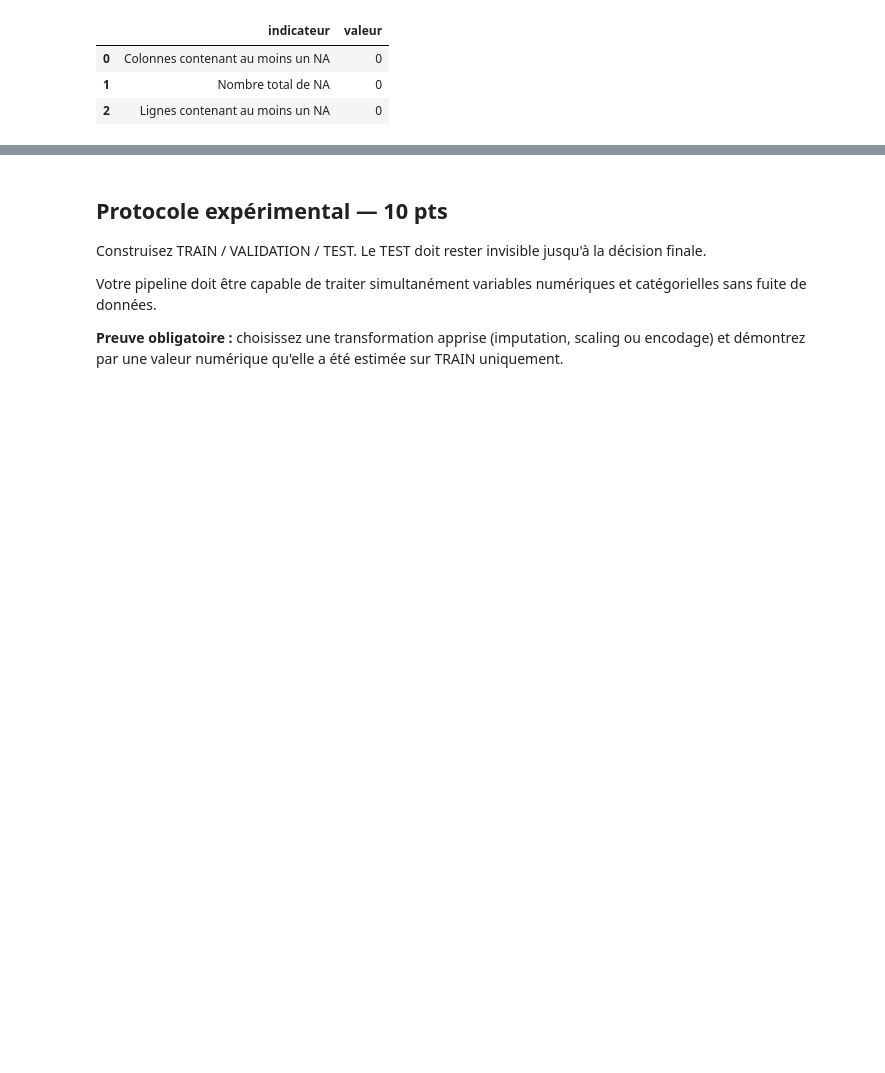
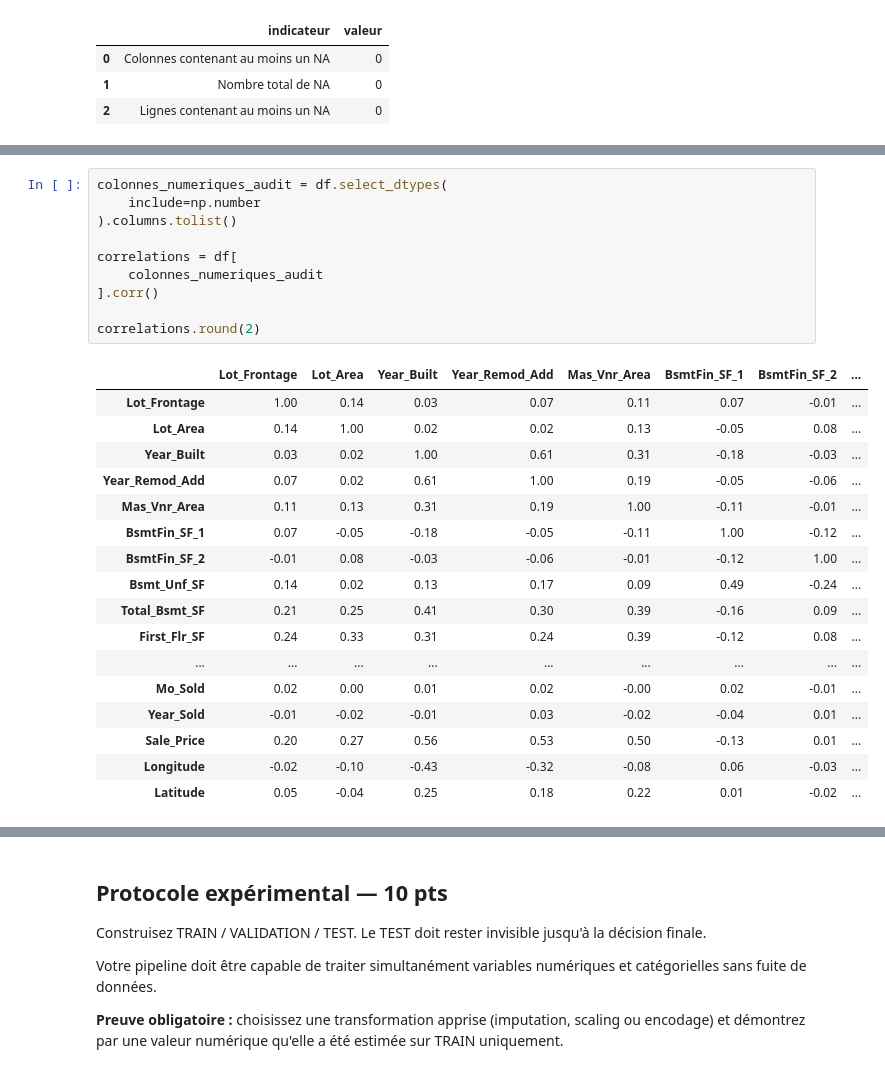
Before and after one commit to hamzabouhouch1003/Training01, a Jupyter notebook: Jour2/PACK_4_TP_NOTES_IA_4A_OPTION_DEVELOPPEUR/TP_NOTE_S3_REGRESSION_AMES_USA.ipynb, the cells around one changed output, grey strips where cells are left out. Drawn from its saved outputs; the diff is of its cells as text; blank space fills up the shorter version.

Commit message:
TP S3 Tableau de décisions, début protocole exp

```diff
--- a/Jour2/PACK_4_TP_NOTES_IA_4A_OPTION_DEVELOPPEUR/TP_NOTE_S3_REGRESSION_AMES_USA.ipynb
+++ b/Jour2/PACK_4_TP_NOTES_IA_4A_OPTION_DEVELOPPEUR/TP_NOTE_S3_REGRESSION_AMES_USA.ipynb
@@ -296,0 +490,28 @@ pd.DataFrame({
+# %%
+colonnes_numeriques_audit = df.select_dtypes(
+    include=np.number
+).columns.tolist()
+
+correlations = df[
+    colonnes_numeriques_audit
+].corr()
+
+correlations.round(2)
+# %% [output]
+|  | Lot_Frontage | Lot_Area | Year_Built | Year_Remod_Add | Mas_Vnr_Area | BsmtFin_SF_1 | BsmtFin_SF_2 | ... |
+| Lot_Frontage | 1.00 | 0.14 | 0.03 | 0.07 | 0.11 | 0.07 | -0.01 | ... |
+| Lot_Area | 0.14 | 1.00 | 0.02 | 0.02 | 0.13 | -0.05 | 0.08 | ... |
+| Year_Built | 0.03 | 0.02 | 1.00 | 0.61 | 0.31 | -0.18 | -0.03 | ... |
+| Year_Remod_Add | 0.07 | 0.02 | 0.61 | 1.00 | 0.19 | -0.05 | -0.06 | ... |
+| Mas_Vnr_Area | 0.11 | 0.13 | 0.31 | 0.19 | 1.00 | -0.11 | -0.01 | ... |
+| BsmtFin_SF_1 | 0.07 | -0.05 | -0.18 | -0.05 | -0.11 | 1.00 | -0.12 | ... |
+| BsmtFin_SF_2 | -0.01 | 0.08 | -0.03 | -0.06 | -0.01 | -0.12 | 1.00 | ... |
+| Bsmt_Unf_SF | 0.14 | 0.02 | 0.13 | 0.17 | 0.09 | 0.49 | -0.24 | ... |
+| Total_Bsmt_SF | 0.21 | 0.25 | 0.41 | 0.30 | 0.39 | -0.16 | 0.09 | ... |
+| First_Flr_SF | 0.24 | 0.33 | 0.31 | 0.24 | 0.39 | -0.12 | 0.08 | ... |
+| ... | ... | ... | ... | ... | ... | ... | ... | ... |
+| Mo_Sold | 0.02 | 0.00 | 0.01 | 0.02 | -0.00 | 0.02 | -0.01 | ... |
+| Year_Sold | -0.01 | -0.02 | -0.01 | 0.03 | -0.02 | -0.04 | 0.01 | ... |
+| Sale_Price | 0.20 | 0.27 | 0.56 | 0.53 | 0.50 | -0.13 | 0.01 | ... |
+| Longitude | -0.02 | -0.10 | -0.43 | -0.32 | -0.08 | 0.06 | -0.03 | ... |
+| Latitude | 0.05 | -0.04 | 0.25 | 0.18 | 0.22 | 0.01 | -0.02 | ... |
```
Also changed, not shown: parts of 19 cells of this notebook.
